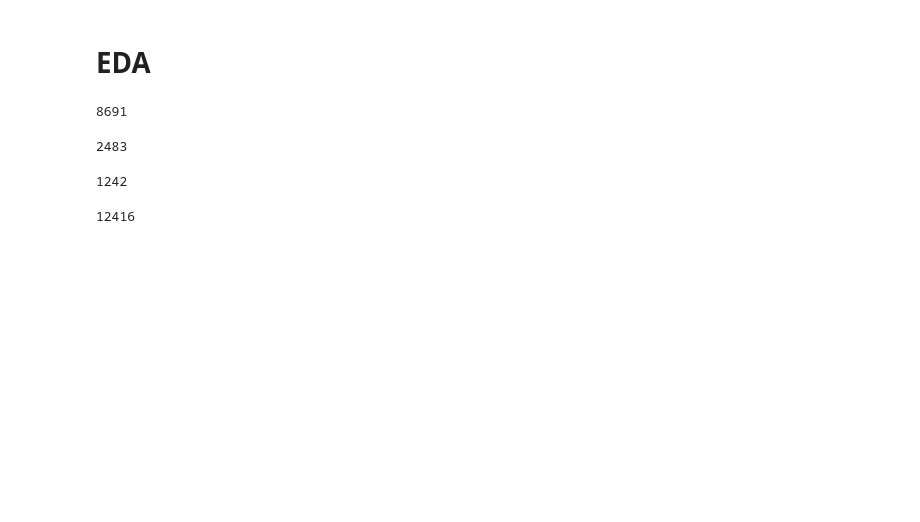
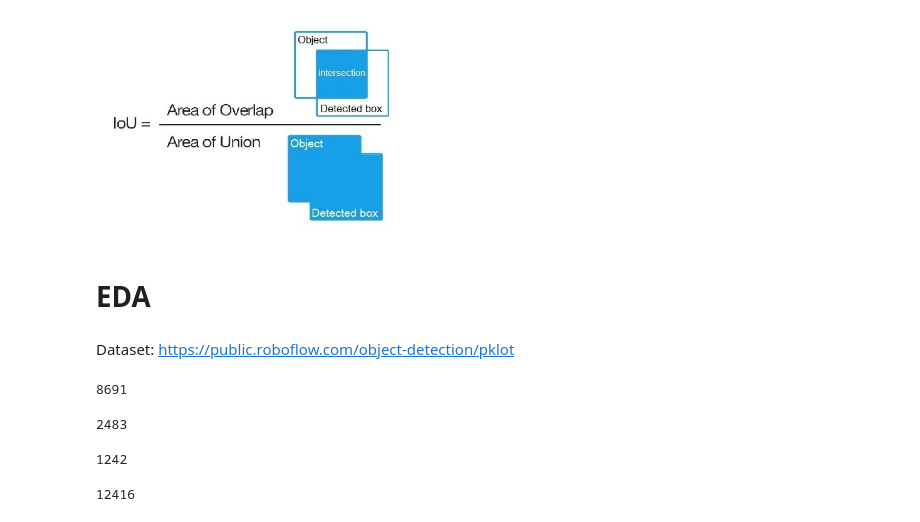
Before and after one commit to adityaeka26/darknet, a Jupyter notebook: parking.ipynb, the cells around one changed output. Saved outputs shown, nothing was run; the diff lists cells and outputs as text; code cells hidden in the pictures; blank space fills up the shorter version.

```diff
--- a/parking.ipynb
+++ b/parking.ipynb
@@ -1,3 +17,7 @@
+# %%
+Image(filename="iou.jpg", width=300)
+# %% [output]
+[figure, added]
 # %%
 from os import listdir
 from os.path import isfile, join
@@ -8,5 +30,7 @@ from IPython.display import Image
 # %% [markdown]
 # EDA
+# %% [markdown]
+<font size="4|">Dataset: https://public.roboflow.com/object-detection/pklot</font>
 # %%
 trainPath = "pklot/train"
 trainFolder = [f for f in listdir(trainPath) if isfile(join(trainPath, f))]
```
Also changed, not shown: parts of 23 cells of this notebook, 4 other files.
